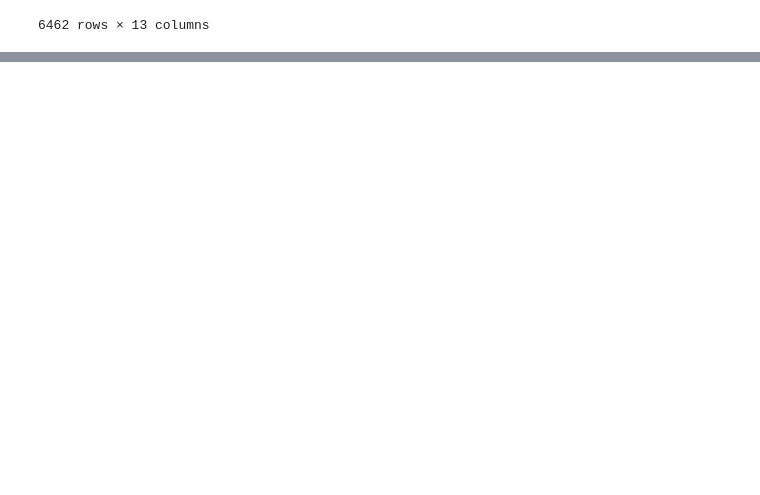
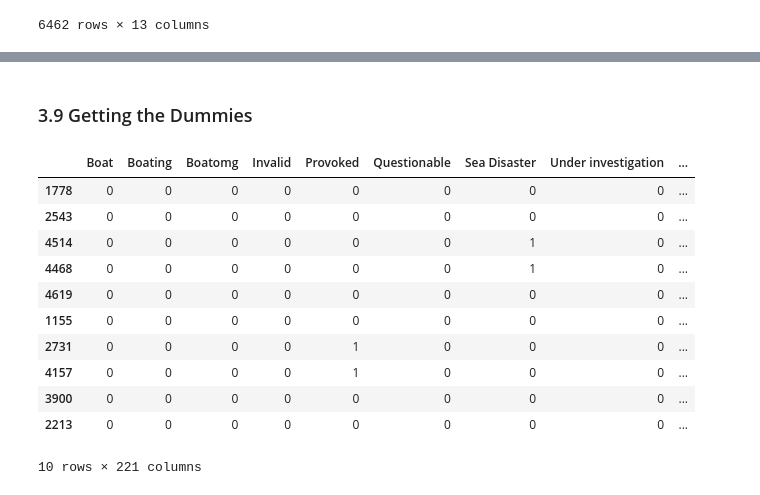
Before and after one commit to BauerPablo/shark_attack_stats, a Jupyter notebook: scripts/shark_attack_analysis.ipynb, the cells around one changed output, grey strips where cells are left out. Cells and saved outputs as stored; diff of their text form; code cells hidden in the pictures; blank space fills up the shorter version.

```diff
--- a/scripts/shark_attack_analysis.ipynb
+++ b/scripts/shark_attack_analysis.ipynb
@@ -303,0 +683,21 @@ Name: Date, Length: 6462, dtype: object
+# %% [markdown]
+### 3.9 Getting the Dummies
+# %%
+encoder = OneHotEncoder(sparse=False, handle_unknown='ignore')
+dummies = encoder.fit_transform(data[['Type','Country','Activity','Fatal (Y/N)']])
+# %%
+dummies = pd.DataFrame(dummies.astype(int), columns=np.concatenate(encoder.categories_))
+dummies.sample(10)
+# %% [output]
+|  | Boat | Boating | Boatomg | Invalid | Provoked | Questionable | Sea Disaster | Under investigation | ... |
+| 1778 | 0 | 0 | 0 | 0 | 0 | 0 | 0 | 0 | ... |
+| 2543 | 0 | 0 | 0 | 0 | 0 | 0 | 0 | 0 | ... |
+| 4514 | 0 | 0 | 0 | 0 | 0 | 0 | 1 | 0 | ... |
+| 4468 | 0 | 0 | 0 | 0 | 0 | 0 | 1 | 0 | ... |
+| 4619 | 0 | 0 | 0 | 0 | 0 | 0 | 0 | 0 | ... |
+| 1155 | 0 | 0 | 0 | 0 | 0 | 0 | 0 | 0 | ... |
+| 2731 | 0 | 0 | 0 | 0 | 1 | 0 | 0 | 0 | ... |
+| 4157 | 0 | 0 | 0 | 0 | 1 | 0 | 0 | 0 | ... |
+| 3900 | 0 | 0 | 0 | 0 | 0 | 0 | 0 | 0 | ... |
+| 2213 | 0 | 0 | 0 | 0 | 0 | 0 | 0 | 0 | ... |
+10 rows × 221 columns
```
Also changed, not shown: parts of 56 cells of this notebook, 1 other file.
